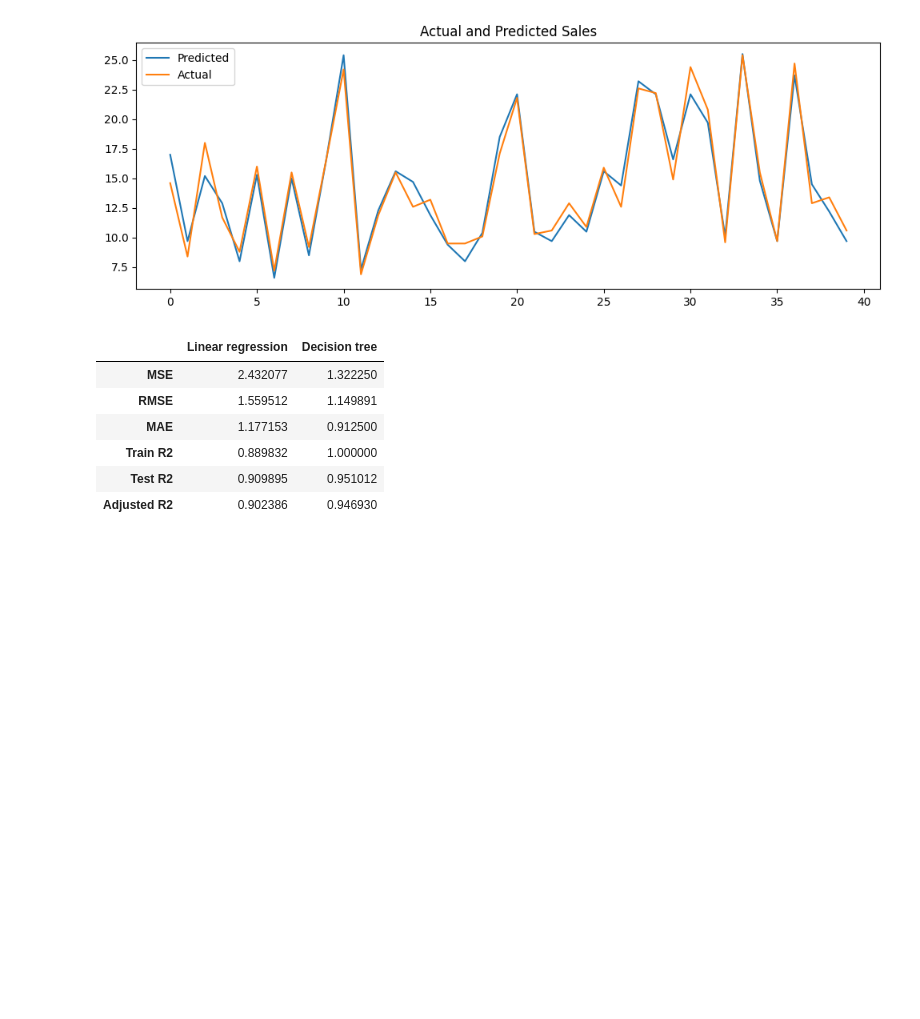
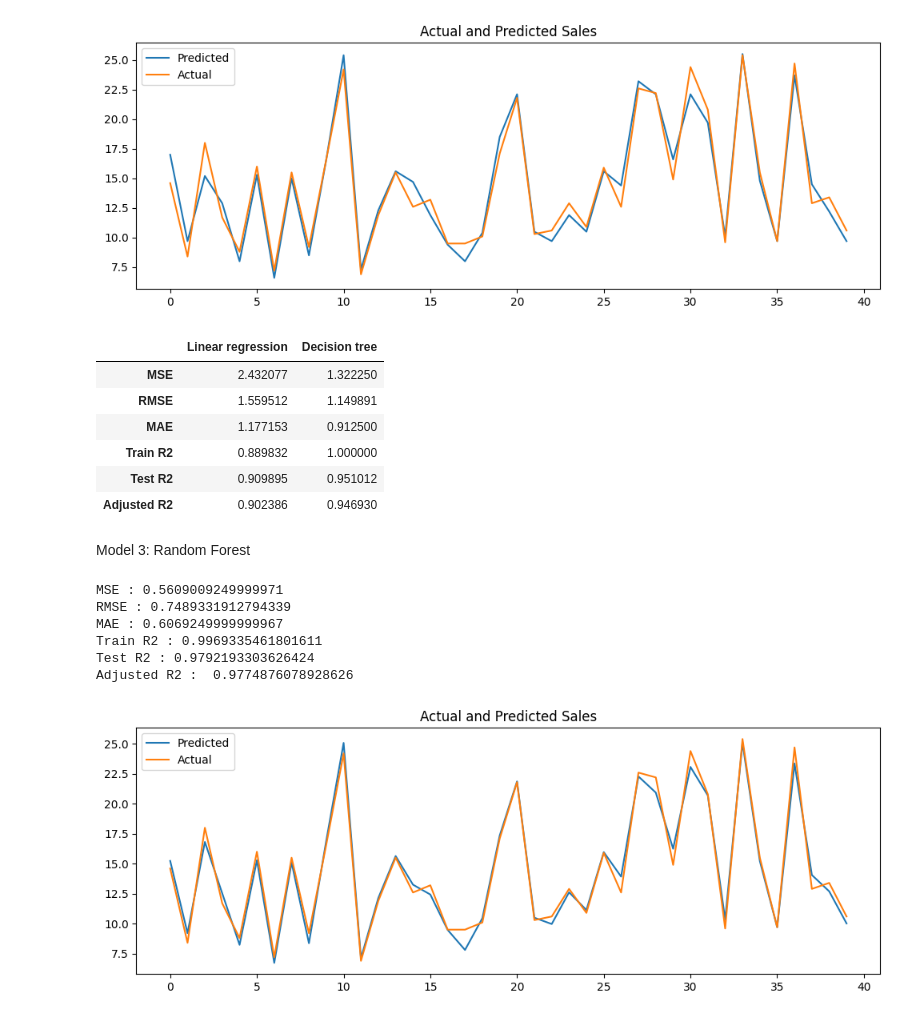
Before and after one commit to aalhadramteke/Sales-Prediction-using-Python, a Jupyter notebook: main.ipynb, the cells around one changed output. Drawn from its saved outputs; the diff is of its cells as text; code cells hidden in the pictures; blank space fills up the shorter version.

Commit message:
Random Forest

```diff
--- a/main.ipynb
+++ b/main.ipynb
@@ -354,3 +354,25 @@ score
 | Train R2 | 0.889832 | 1.000000 |
 | Test R2 | 0.909895 | 0.951012 |
 | Adjusted R2 | 0.902386 | 0.946930 |
+# %% [markdown]
+Model 3: Random Forest
+# %%
+# Import Random Forest Regressor class
+rf = RandomForestRegressor(random_state=0)
+
+# Fit the Random Forest model to your training data
+rf.fit(X_train,Y_train)
+
+# Predict on the model
+y_pred_rf1 = rf.predict(X_test)
+# %%
+result = evaluate_model(rf, Y_test,y_pred_rf1)
+score['Random forest'] = result
+# %% [output]
+MSE : 0.5609009249999971
+RMSE : 0.7489331912794339
+MAE : 0.6069249999999967
+Train R2 : 0.9969335461801611
+Test R2 : 0.9792193303626424
+Adjusted R2 :  0.9774876078928626
+[figure, added]
```
Also changed, not shown: parts of 1 cell of this notebook.
